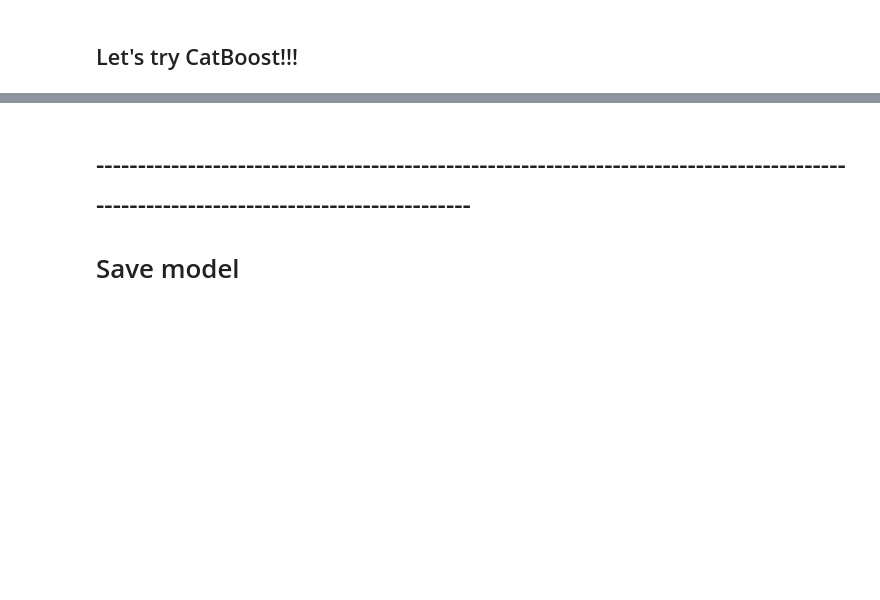
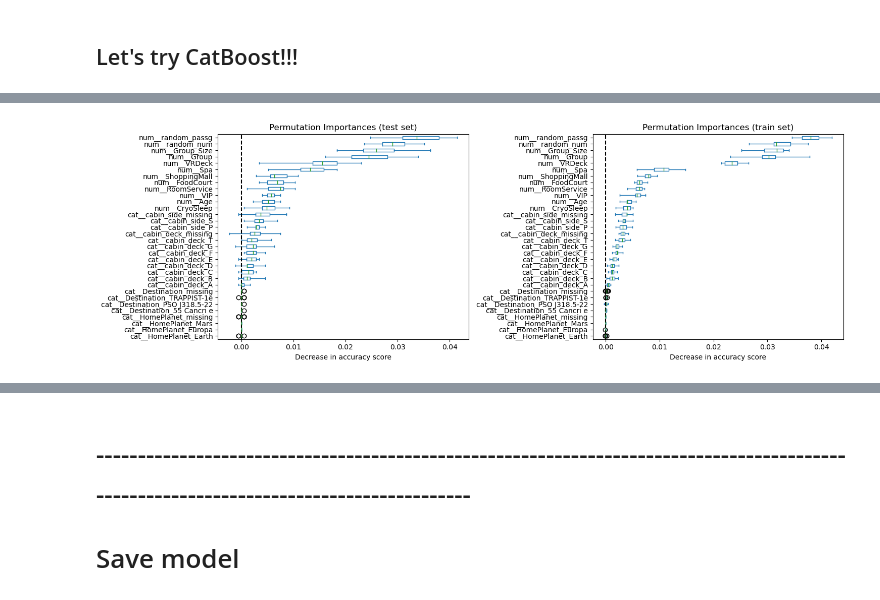
Before and after one commit to Manuelsierra95/data-science, a Jupyter notebook: Spaceship-Titanic/Spaceship Titanic.ipynb, the cells around one changed output, grey strips where cells are left out. Drawn from its saved outputs; the diff is of its cells as text; code cells hidden in the pictures; blank space fills up the shorter version.

```diff
--- a/Spaceship-Titanic/Spaceship Titanic.ipynb
+++ b/Spaceship-Titanic/Spaceship Titanic.ipynb
@@ -1140,0 +1065,3 @@ NameError: name 'feature_importances_df' is not defined
+# %%
+temp_df = X
+temp_df.head()
@@ -1140,0 +1075,5 @@ NameError: name 'feature_importances_df' is not defined
+# %%
+rng = np.random.RandomState(seed=42)
+temp_df["random_num"] = rng.randn(temp_df.shape[0])
+temp_df["random_passg"] = rng.randint(3, size=temp_df.shape[0])
+temp_df.head()
@@ -1140,0 +1139,40 @@ NameError: name 'feature_importances_df' is not defined
+# %%
+# Test
+from sklearn.inspection import permutation_importance
+#calculate permutation importance for test data
+result_test = permutation_importance(
+    rfc, X_test, y_test, n_repeats=20, random_state=42, n_jobs=2
+)
+
+sorted_importances_idx_test = result_test.importances_mean.argsort()
+importances_test = pd.DataFrame(
+    result_test.importances[sorted_importances_idx_test].T,
+    columns=preprocessor.get_feature_names_out(),
+)
+
+#calculate permutation importance for training data
+result_train = permutation_importance(
+    rfc, X_train, y_train, n_repeats=20, random_state=42, n_jobs=2
+)
+
+sorted_importances_idx_train = result_train.importances_mean.argsort()
+importances_train = pd.DataFrame(
+    result_train.importances[sorted_importances_idx_train].T,
+    columns=preprocessor.get_feature_names_out(),
+)
+
+fig, axes = plt.subplots(1,2,figsize=(15,5))
+
+importances_test.plot.box(vert=False, whis=10, ax = axes[0])
+axes[0].set_title("Permutation Importances (test set)")
+axes[0].axvline(x=0, color="k", linestyle="--")
+axes[0].set_xlabel("Decrease in accuracy score")
+axes[0].figure.tight_layout()
+
+importances_train.plot.box(vert=False, whis=10, ax = axes[1])
+axes[1].set_title("Permutation Importances (train set)")
+axes[1].axvline(x=0, color="k", linestyle="--")
+axes[1].set_xlabel("Decrease in accuracy score")
+axes[1].figure.tight_layout()
+# %% [output]
+[figure, added]
```
Also changed, not shown: parts of 30 cells of this notebook, 6 other files.
